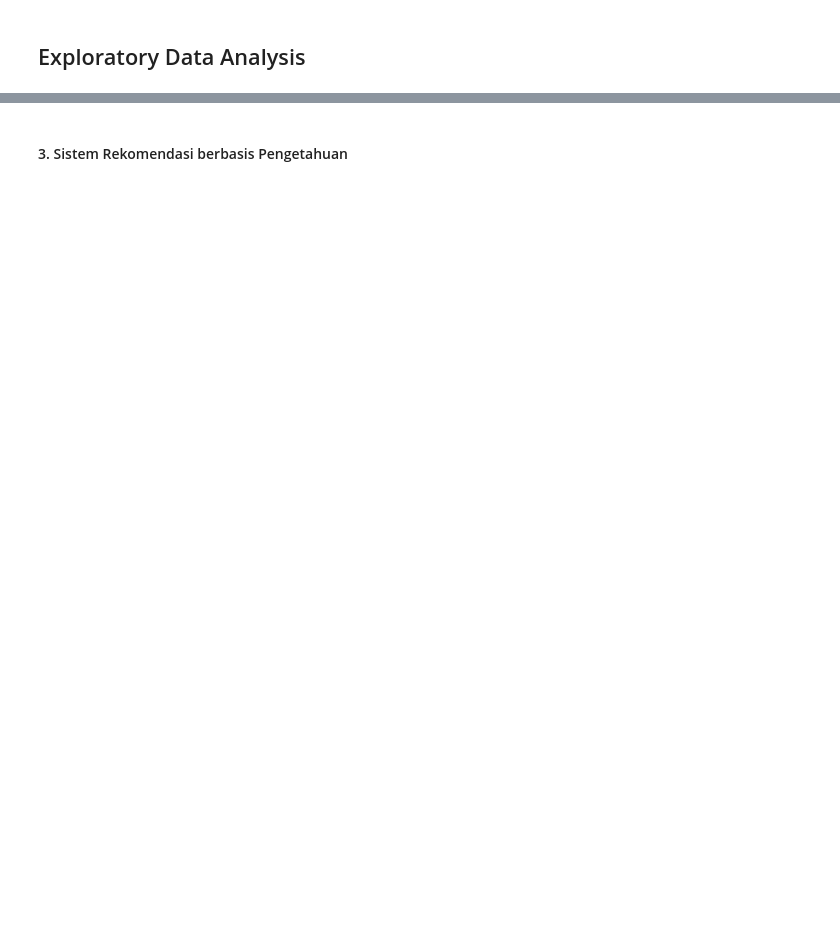
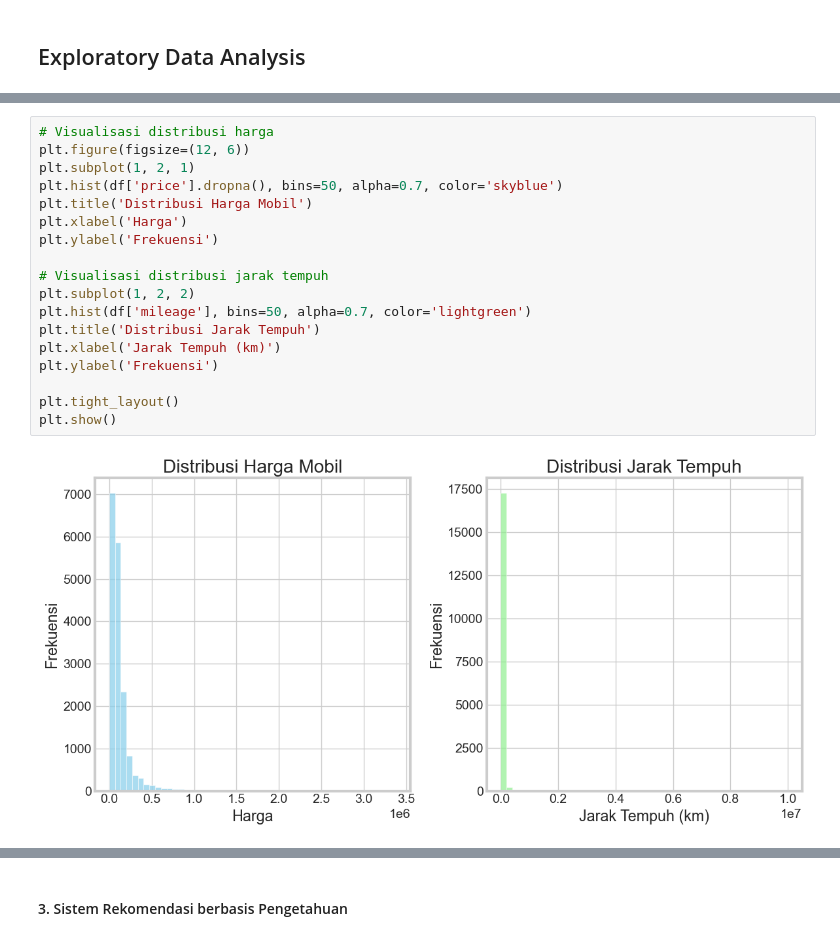
Before and after one commit to Ikhwanand/car-sales-recommendation, a Jupyter notebook: notebook-1.ipynb, the cells around one changed output, grey strips where cells are left out. Saved outputs shown, nothing was run; the diff lists cells and outputs as text; blank space fills up the shorter version.

```diff
--- a/notebook-1.ipynb
+++ b/notebook-1.ipynb
@@ -514,0 +195,20 @@ Rekomendasi Mobil Serupa (KNN):
+# %%
+# Visualisasi distribusi harga
+plt.figure(figsize=(12, 6))
+plt.subplot(1, 2, 1)
+plt.hist(df['price'].dropna(), bins=50, alpha=0.7, color='skyblue')
+plt.title('Distribusi Harga Mobil')
+plt.xlabel('Harga')
+plt.ylabel('Frekuensi')
+
+# Visualisasi distribusi jarak tempuh
+plt.subplot(1, 2, 2)
+plt.hist(df['mileage'], bins=50, alpha=0.7, color='lightgreen')
+plt.title('Distribusi Jarak Tempuh')
+plt.xlabel('Jarak Tempuh (km)')
+plt.ylabel('Frekuensi')
+
+plt.tight_layout()
+plt.show()
+# %% [output]
+[figure, added]
```
Also changed, not shown: parts of 80 cells of this notebook, 8 other files.
